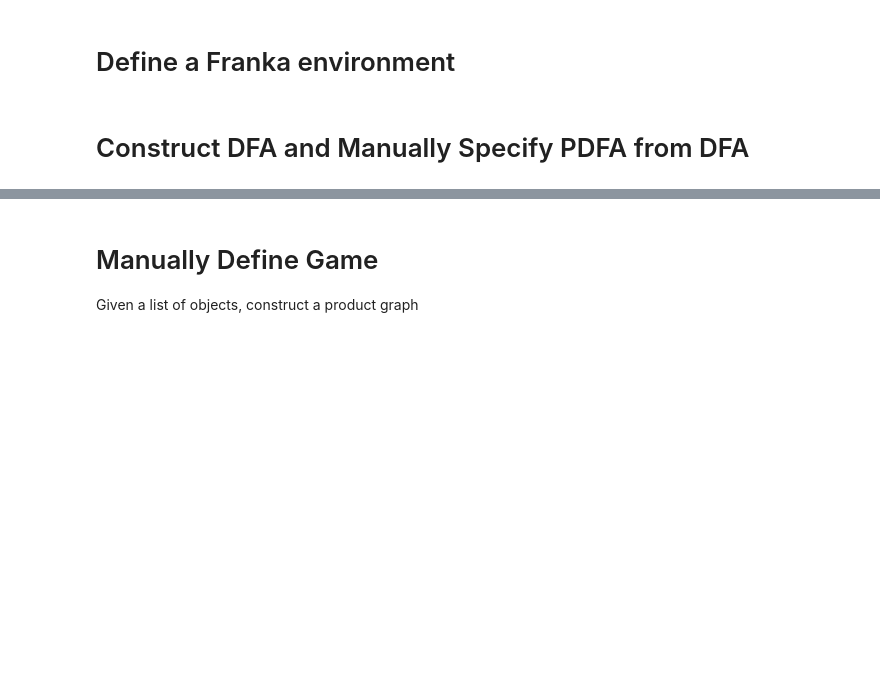
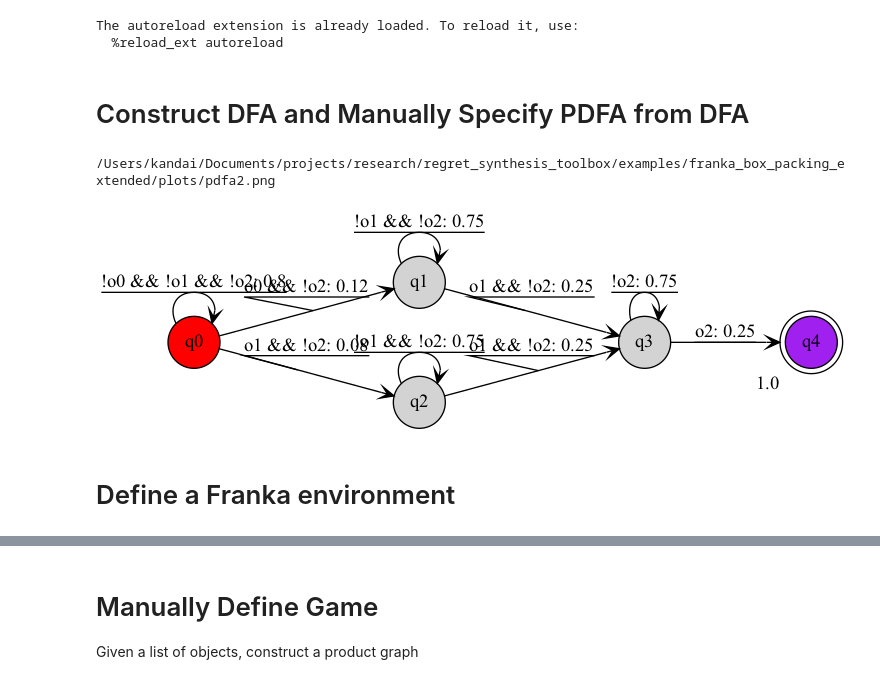
Before and after one commit to MuvvalaKaran/Adam-Can-Play-Any-Strategy, a Jupyter notebook: examples/franka_box_packing_extended/main.ipynb, the cells around one changed output, grey strips where cells are left out. Drawn from its saved outputs; the diff is of its cells as text; code cells hidden in the pictures; blank space fills up the shorter version.

```diff
--- a/examples/franka_box_packing_extended/main.ipynb
+++ b/examples/franka_box_packing_extended/main.ipynb
@@ -14,6 +17,7 @@ print('PROJECT_DIR: ', PROJECT_DIR)
 import sys
 import gym
 import time
+import dill
 import numpy as np
 import networkx as nx
 from typing import List
@@ -26,9 +30,16 @@ from src.config import ROOT_PATH
 from src.strategy_synthesis.multiobjective_solver import MultiObjectiveSolver
 from src.graph.trans_sys import FiniteTransSys
 from src.spot.Parser import ANDExpression, SymbolExpression, NotSymbolExpression, TrueExpression
+
+# TODO: Install Wombats to your local directory relative to regret_synthesis_toolbox
+WOMBATS_EXPERIMENT_DIRECTORY = os.path.join(os.path.dirname(PROJECT_DIR), 'wombats_experiments')
+sys.path.append(WOMBATS_EXPERIMENT_DIRECTORY)
 from wombats.systems.minigrid import DynamicMinigrid2PGameWrapper, GYM_MONITOR_LOG_DIR_NAME, BoxPacking
 
 Graph.graph_dir = EXAMPLE_DIR
+# %% [output]
+The autoreload extension is already loaded. To reload it, use:
+  %reload_ext autoreload
 # %%
 debug = True
 
@@ -68,6 +79,21 @@ ADD_ENV_WEIGHT = True
 NUM_LOCATION = 3
 
 ENV_ID = 'MiniGrid-Franka-BoxPacking-v0'
+# %% [markdown]
+# Construct DFA and Manually Specify PDFA from DFA
+# %%
+# PDFA
+pdfa = graph_factory.get(
+    'PDFA',
+    graph_name="pdfa2",
+    config_yaml=pdfa_config_yaml,
+    save_flag=save_flag,
+    plot=plot_pdfa,
+    view=view,
+    format=format)
+# %% [output]
+/Users/kandai/Documents/projects/research/regret_synthesis_toolbox/examples/franka_box_packing_extended/plots/pdfa2.png
+[figure, added]
 # %% [markdown]
 # Define a Franka environment
 # %%
@@ -120,3 +143 @@ end = time.time()
 # trans_sys.plot_graph(format=format, view=False)
-# %% [markdown]
-# Construct DFA and Manually Specify PDFA from DFA
```
Also changed, not shown: parts of 15 cells of this notebook, 19 other files.
